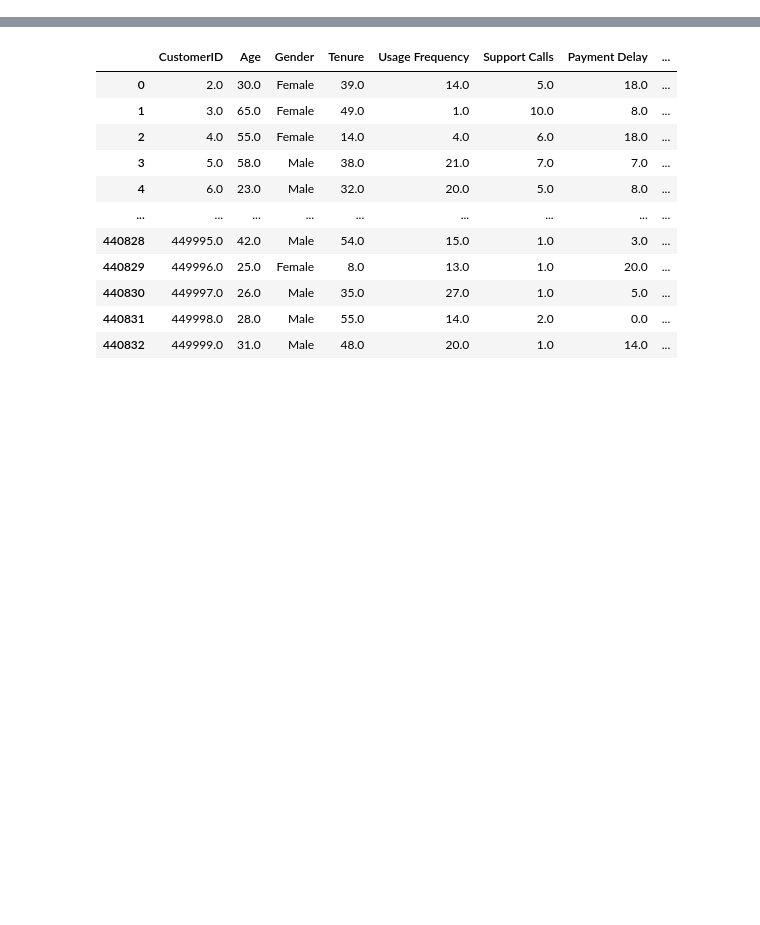
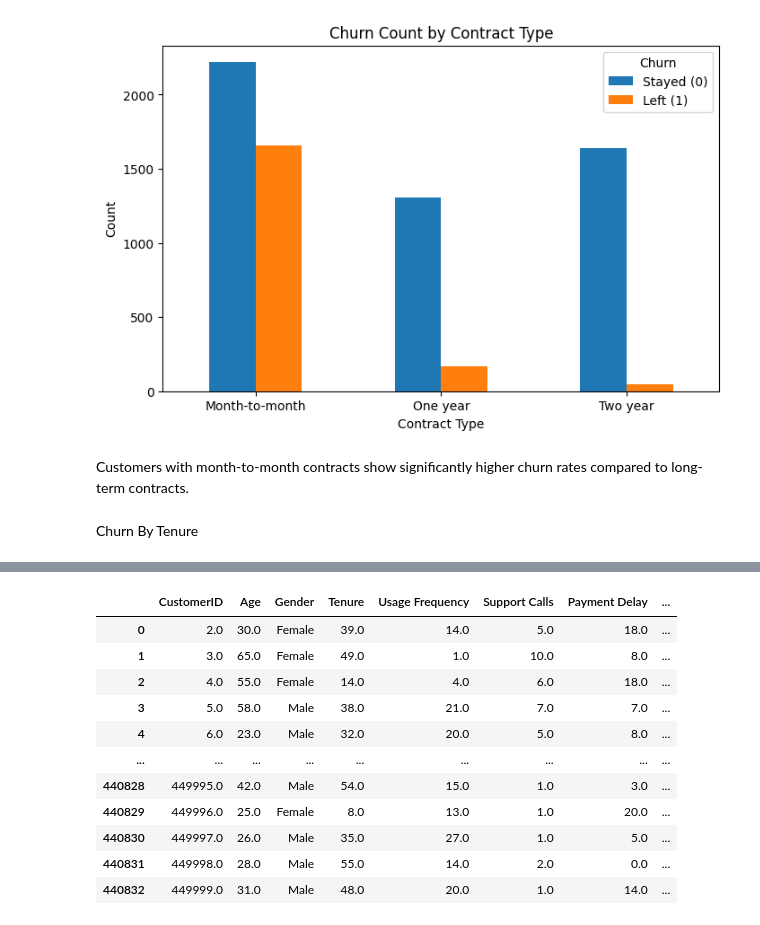
Before and after one commit to pritc2611/Customer-ChurnGuard, a Jupyter notebook: telo_churn.ipynb, the cells around one changed output, grey strips where cells are left out. Drawn from its saved outputs; the diff is of its cells as text; code cells hidden in the pictures; blank space fills up the shorter version.

```diff
--- a/telo_churn.ipynb
+++ b/telo_churn.ipynb
@@ -122,0 +155,3 @@ Index(['Gender', 'Subscription Type', 'Contract Length'], dtype='object')
+# %%
+Churn_by_contract = pd.crosstab(df["Contract"], df["Churn"])
+Churn_by_contract
@@ -122,0 +164,13 @@ Index(['Gender', 'Subscription Type', 'Contract Length'], dtype='object')
+# %%
+Churn_by_contract.plot(kind="bar", stacked=False, figsize=(8, 5), rot=0)
+plt.title("Churn Count by Contract Type")
+plt.xlabel("Contract Type")
+plt.ylabel("Count")
+plt.legend(title="Churn", labels=["Stayed (0)", "Left (1)"])
+plt.show()
+# %% [output]
+[figure, added]
+# %% [markdown]
+Customers with month-to-month contracts show significantly higher churn rates compared to long-term contracts.
+# %% [markdown]
+Churn By Tenure
```
Also changed, not shown: parts of 199 cells of this notebook, 21 other files.
